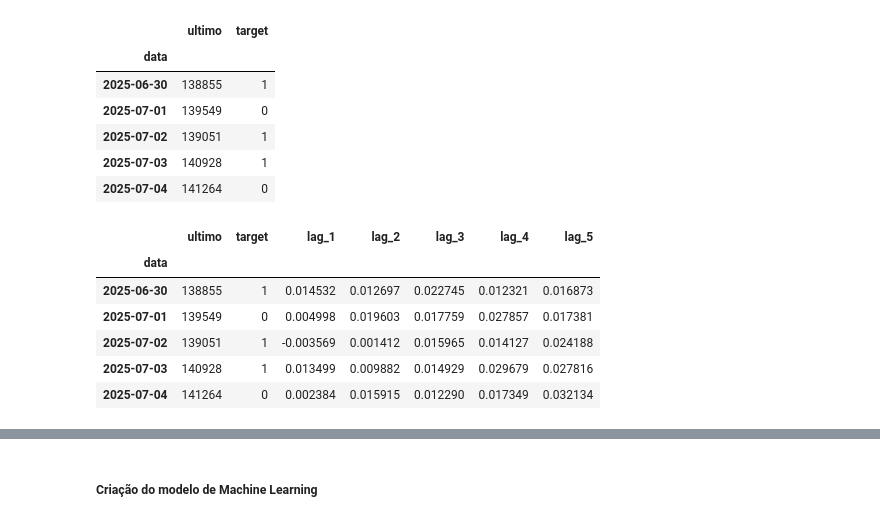
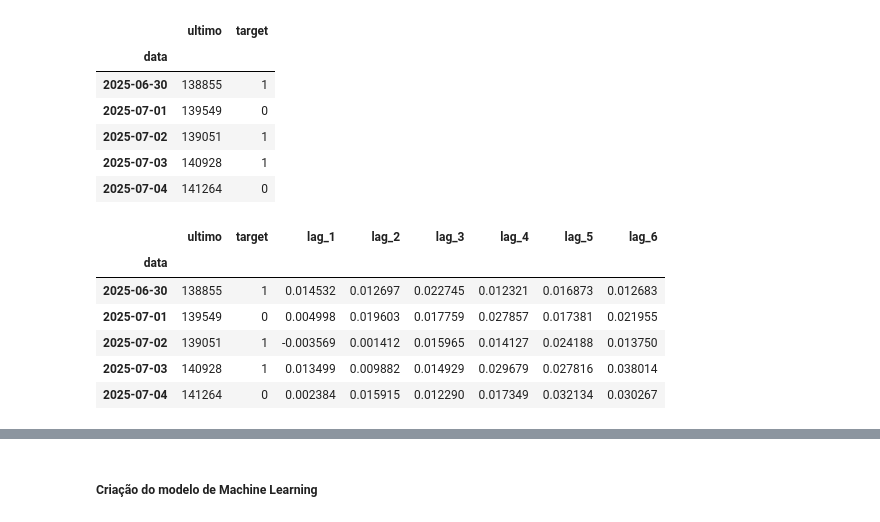
Before and after one commit to RicardViana/fiap-Machine-Learning-and-Time-Series, a Jupyter notebook: tech_challenge_fase_2.ipynb, the cells around one changed output, grey strips where cells are left out. Cells and saved outputs as stored; diff of their text form; code cells hidden in the pictures.

```diff
--- a/tech_challenge_fase_2.ipynb
+++ b/tech_challenge_fase_2.ipynb
@@ -305,20 +305,20 @@ dados.tail()
 # %%
 # Criar as variações percentuais (lags) --> Comparar percentualmente o dia de hoje com n dias anteriores
 
-qtd_lags = 5
+qtd_lags = 6
 
 for i in range (1, qtd_lags+1):
     dados[f"lag_{i}"] = dados["ultimo"].pct_change(i)
 
 dados.tail()
 # %% [output]
-|  | ultimo | target | lag_1 | lag_2 | lag_3 | lag_4 | lag_5 |
-| data |  |  |  |  |  |  |  |
-| 2025-06-30 | 138855 | 1 | 0.014532 | 0.012697 | 0.022745 | 0.012321 | 0.016873 |
-| 2025-07-01 | 139549 | 0 | 0.004998 | 0.019603 | 0.017759 | 0.027857 | 0.017381 |
-| 2025-07-02 | 139051 | 1 | -0.003569 | 0.001412 | 0.015965 | 0.014127 | 0.024188 |
-| 2025-07-03 | 140928 | 1 | 0.013499 | 0.009882 | 0.014929 | 0.029679 | 0.027816 |
-| 2025-07-04 | 141264 | 0 | 0.002384 | 0.015915 | 0.012290 | 0.017349 | 0.032134 |
+|  | ultimo | target | lag_1 | lag_2 | lag_3 | lag_4 | lag_5 | lag_6 |
+| data |  |  |  |  |  |  |  |  |
+| 2025-06-30 | 138855 | 1 | 0.014532 | 0.012697 | 0.022745 | 0.012321 | 0.016873 | 0.012683 |
+| 2025-07-01 | 139549 | 0 | 0.004998 | 0.019603 | 0.017759 | 0.027857 | 0.017381 | 0.021955 |
+| 2025-07-02 | 139051 | 1 | -0.003569 | 0.001412 | 0.015965 | 0.014127 | 0.024188 | 0.013750 |
+| 2025-07-03 | 140928 | 1 | 0.013499 | 0.009882 | 0.014929 | 0.029679 | 0.027816 | 0.038014 |
+| 2025-07-04 | 141264 | 0 | 0.002384 | 0.015915 | 0.012290 | 0.017349 | 0.032134 | 0.030267 |
 # %%
 # Criando as médias moveis --> Curto e medio prazo
 
```
Also changed, not shown: parts of 6 cells of this notebook.
